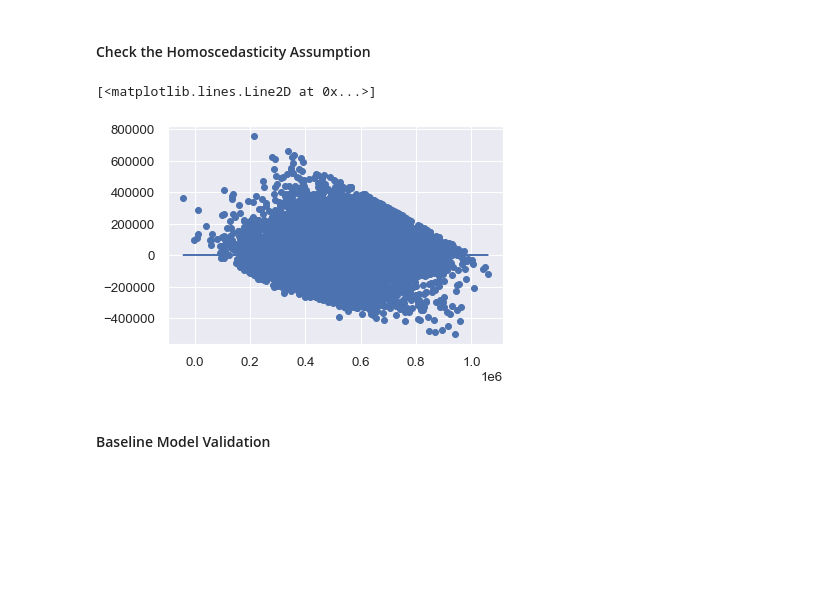
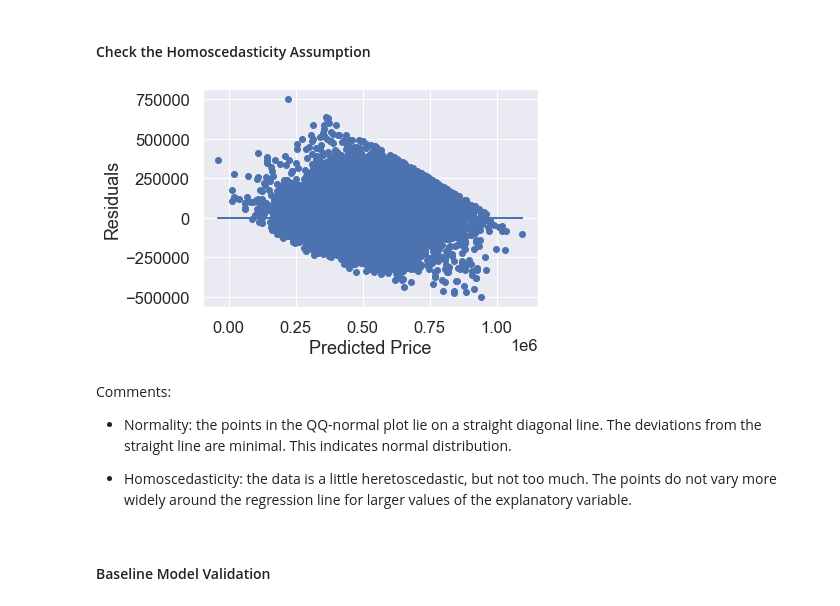
Before and after one commit to carlearn/dsc-phase-2-project, a Jupyter notebook: work_version.ipynb, the cells around one changed output. Cells and saved outputs as stored; diff of their text form; code cells hidden in the pictures; blank space fills up the shorter version.

```diff
--- a/work_version.ipynb
+++ b/work_version.ipynb
@@ -460,4 +472,4 @@ Comments:
 # One-Hot Encoding on condition, which feature has no clear linearity
 one_hot_condition = pd.get_dummies(df['condition'], prefix='condition')
 # we drop the middle condition level
-one_hot_condition.drop('condition_3', axis=1)
+one_hot_condition.drop('condition_3', axis=1, inplace=True)
@@ -587,5 +586,5 @@ sns.boxplot(x='age_above_70', y='price', data=df)
 [figure]
 # %%
 # One-Hot Encoding on age_above_70
-one_hot_age = pd.get_dummies(df['age_above_70'], drop_first=True)
-one_hot_age
+one_hot_age = pd.get_dummies(df['age_above_70'])
+one_hot_age.drop('0-70', axis=1, inplace=True)
@@ -615,7 +599,7 @@ Based on the data visulization above, most predictors have linearity relationshi
 #### Investigate Multicollinearity
 # %%
 fig, ax = plt.subplots(figsize=(15,15))
-sns.set(font_scale=1.2)
+# sns.set(font_scale=1.2)
 
 # Plot a heatmap of the correlation matrix,
 # with both numbers and colors indicating the correlations
@@ -623,7 +607,8 @@ sns.heatmap(
     data=df.corr(),
     mask=np.triu(np.ones_like(df.corr(), dtype=bool)),
     ax=ax,
-    annot=True,
+    # annot=True,
+    cmap="YlGnBu",
     cbar_kws={"label": "Correlation", "orientation": "horizontal",
               "pad": 0.15, "extend": "both"}
 )
@@ -719,7 +707,8 @@ Index(['price', 'bedrooms', 'bathrooms', 'sqft_living', 'sqft_lot', 'floors',
       dtype='object')
 # %%
-x_cols = ['bedrooms', 'bathrooms','sqft_living', 'sqft_lot', 'floors', 'waterfront', 'grade',
+x_cols = ['bedrooms', 'bathrooms','sqft_living', 'sqft_lot', 'waterfront', 'grade',
           'sqft_basement', 'above_70', 'sqft_living15', 'sqft_lot15',
+          'floors_1.0', 'floors_2.0','floors_2.5','floors_3.0', 'floors_3.5',
           'condition_1','condition_2','condition_4', 'condition_5']
 # %%
 X = df[x_cols]
@@ -813,10 +761,17 @@ fig = sm.graphics.qqplot(results_bm.resid, dist=stats.norm, line='45', fit=True)
 # %%
 # Check that the residuals are homoscedastic
 plt.scatter(results_bm.predict(X_train_bm), results_bm.resid)
-plt.plot(results_bm.predict(X_train_bm), [0 for i in range(len(X_train_bm))])
+plt.xlabel('Predicted Price')
+plt.ylabel('Residuals')
+plt.plot(results_bm.predict(X_train_bm), [0 for i in range(len(X_train_bm))]);
 # %% [output]
-[<matplotlib.lines.Line2D at 0x...>]
-[figure, old version]
+[figure, new version]
+# %% [markdown]
+Comments:
+
+- Normality: the points in the QQ-normal plot lie on a straight diagonal line. The deviations from the straight line are minimal. This indicates normal distribution.
+
+- Homoscedasticity: the data is a little heretoscedastic, but not too much. The points do not vary more widely around the regression line for larger values of the explanatory variable.
 # %% [markdown]
 #### Baseline Model Validation
 # %%
```
Also changed, not shown: parts of 68 cells of this notebook.
